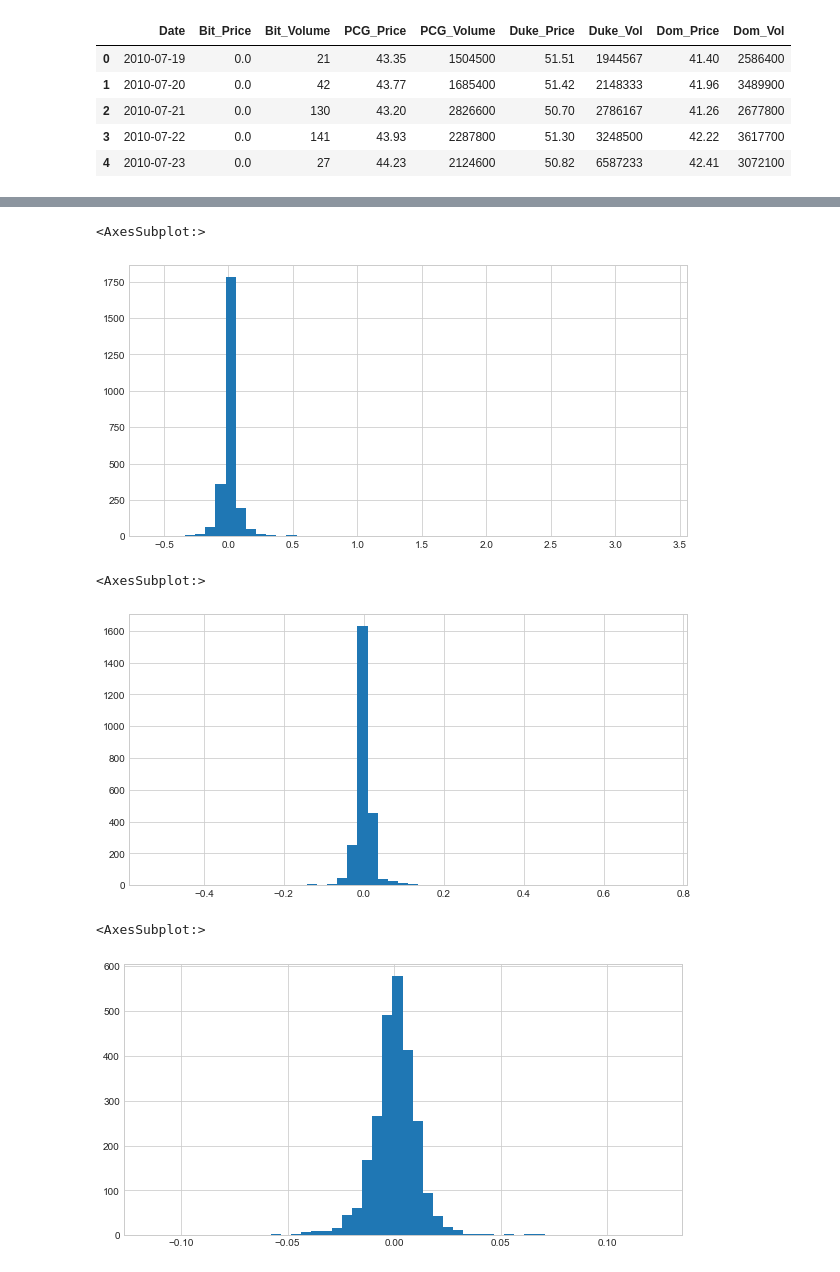
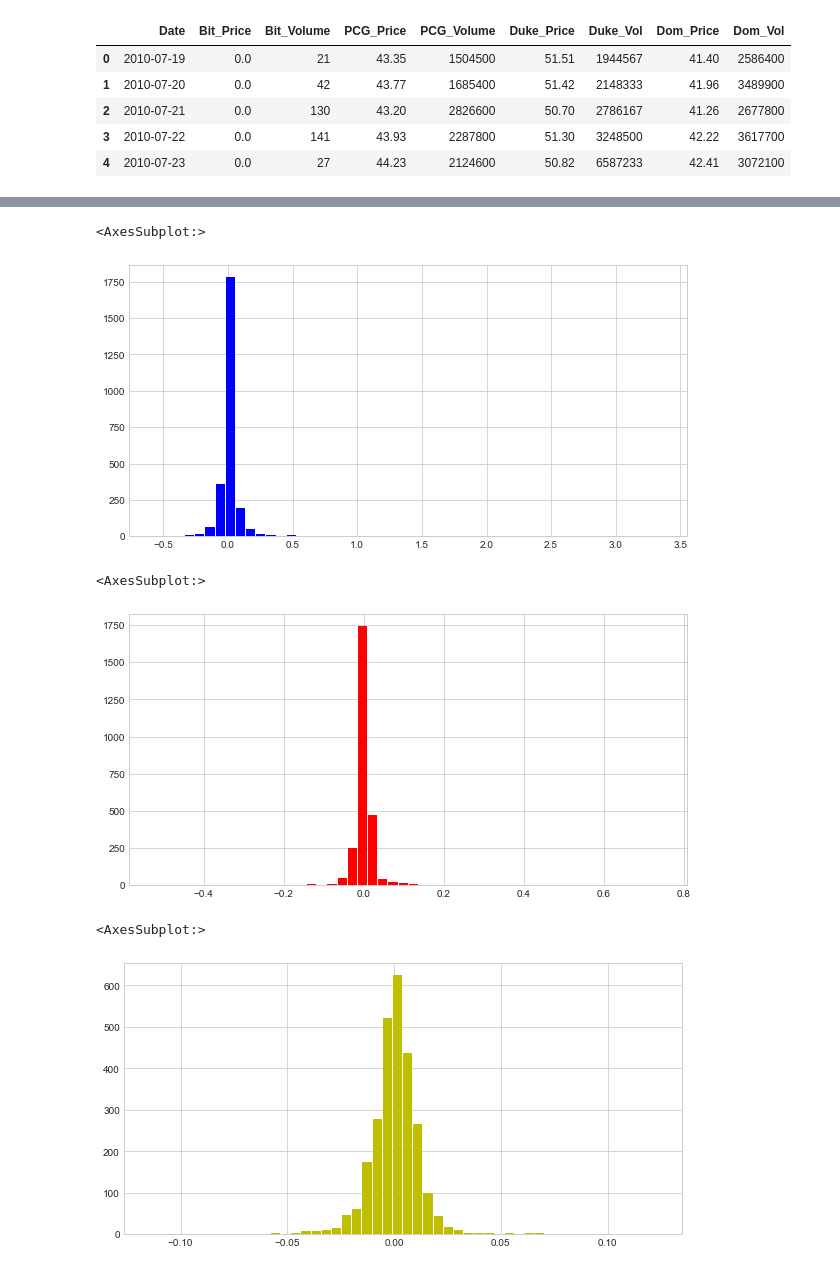
Before and after one commit to kleverone99/preject-one-emu, a Jupyter notebook: Original.ipynb, the cells around one changed output, grey strips where cells are left out. Saved outputs shown, nothing was run; the diff lists cells and outputs as text; code cells hidden in the pictures.

```diff
--- a/Original.ipynb
+++ b/Original.ipynb
@@ -399,16 +402,16 @@ merged_stocks.tail(50)
 # %%
-merged_stocks['Bitcoin_returns'].hist(bins=50, figsize=(10,5))
+merged_stocks['Bitcoin_returns'].hist(bins=50, figsize= (10,5), color = 'blue', zorder=2, rwidth=0.9)
 # %% [output]
 <AxesSubplot:>
-[figure, old version]
+[figure, new version]
 # %%
-merged_stocks['PCG_returns'].hist(bins=50, figsize=(10,5))
+merged_stocks['PCG_returns'].hist(bins=50, figsize=(10,5), color = 'red',zorder=2, rwidth=0.9)
 # %% [output]
 <AxesSubplot:>
-[figure, old version]
+[figure, new version]
 # %%
-merged_stocks['Duke_returns'].hist(bins=50, figsize=(10,5))
+merged_stocks['Duke_returns'].hist(bins=50, figsize=(10,5), color='y', zorder=2, rwidth=0.9)
 # %% [output]
 <AxesSubplot:>
-[figure, old version]
+[figure, new version]
 # %%
```
Also changed, not shown: parts of 6 cells of this notebook.
